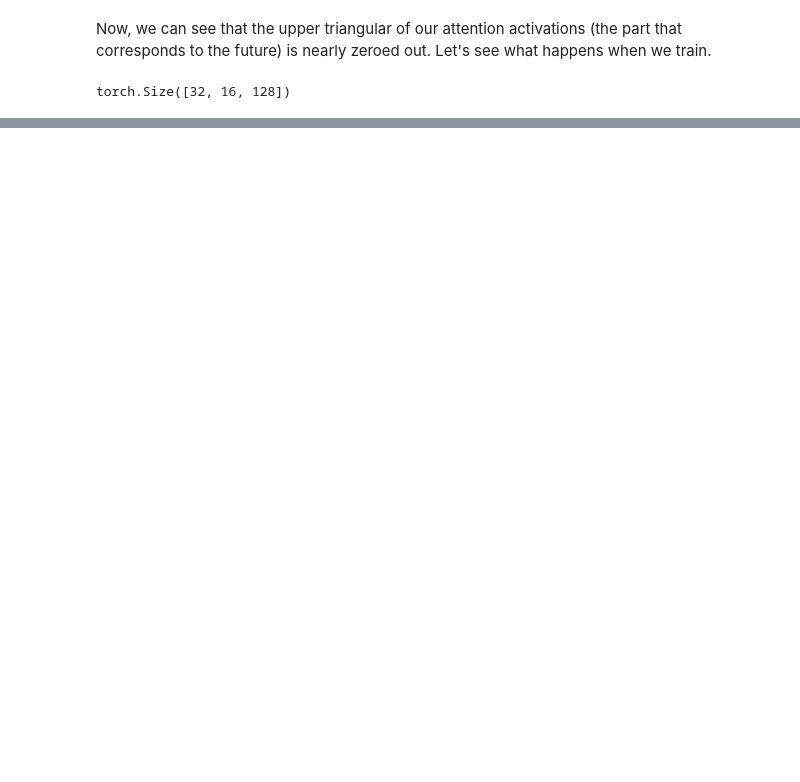
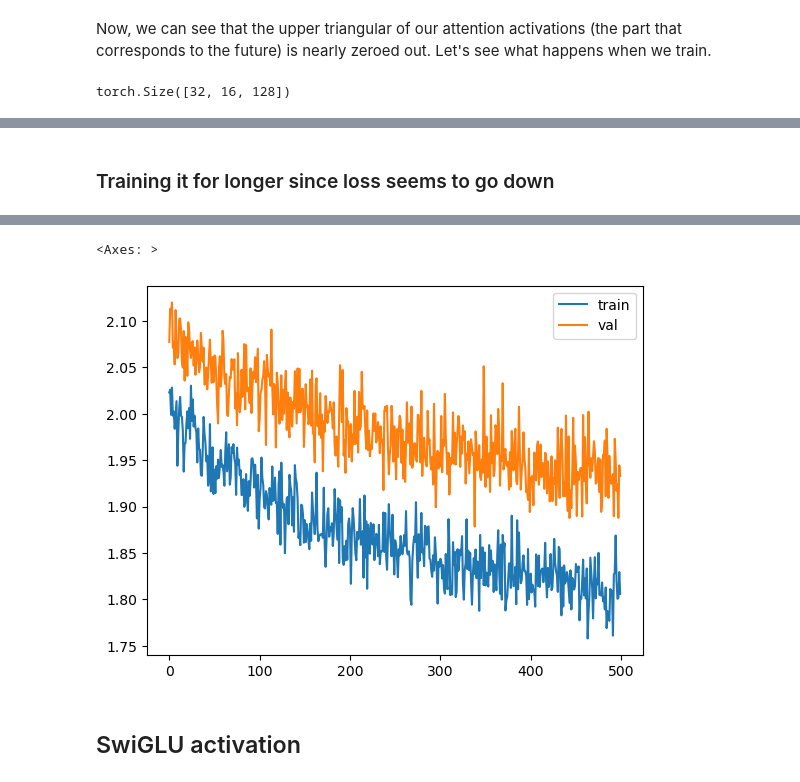
Before and after one commit to ysurs/Multimodal_llms, a Jupyter notebook: llama.ipynb, the cells around one changed output, grey strips where cells are left out. Drawn from its saved outputs; the diff is of its cells as text; code cells hidden in the pictures; blank space fills up the shorter version.

```diff
--- a/llama.ipynb
+++ b/llama.ipynb
@@ -953,0 +931,9 @@ validation loss:  2.0741638064384462
+# %% [markdown]
+### Training it for longer since loss seems to go down
+# %%
+MASTER_CONFIG.update({
+    "epochs": 5000,
+    "log_interval": 10,
+})
+train(model, optimizer)
+# %% [output]
@@ -953,0 +941,4 @@ validation loss:  2.0741638064384462
+<Axes: >
+[figure, added]
+# %% [markdown]
+## SwiGLU activation
```
Also changed, not shown: parts of 16 cells of this notebook.
